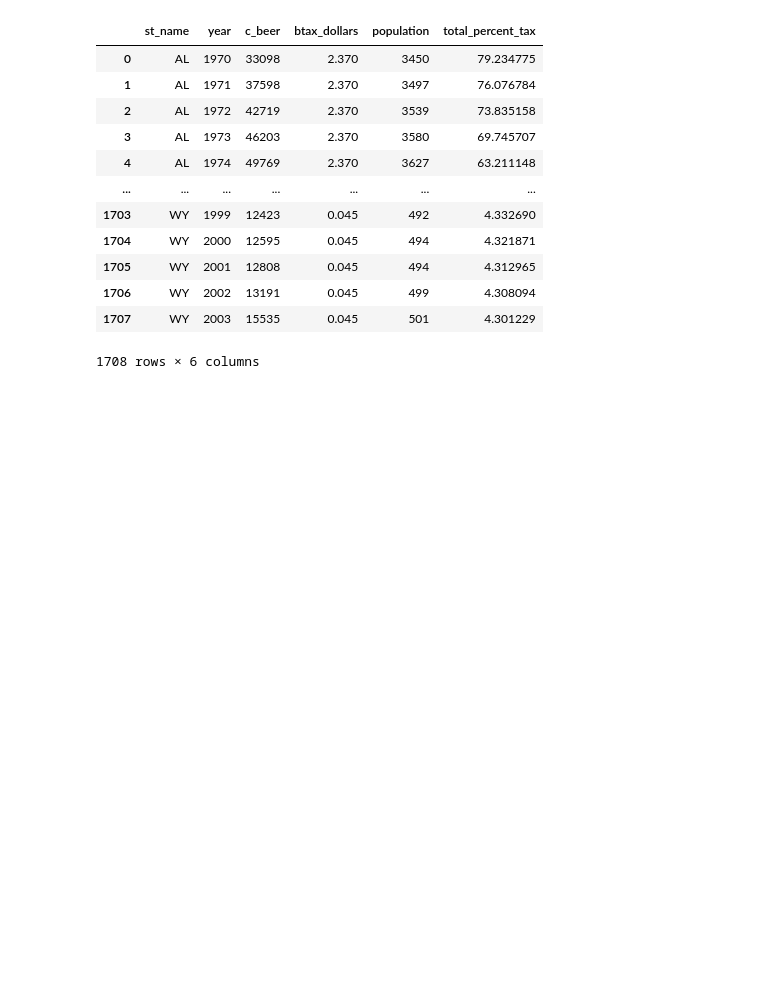
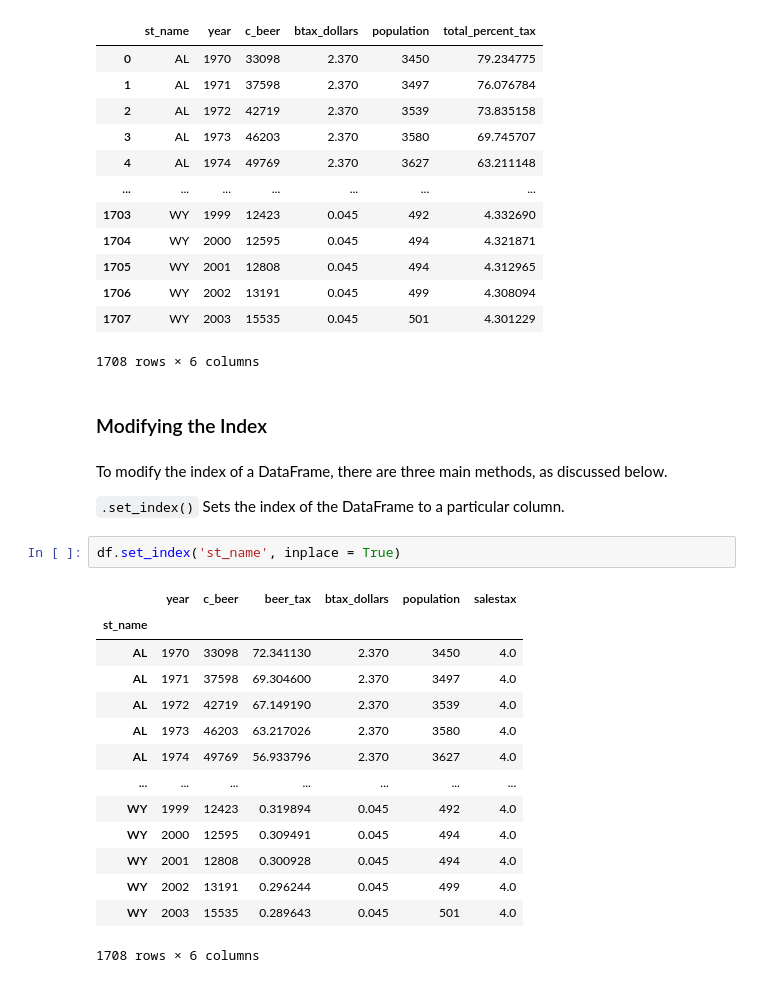
Before and after one commit to rohanjha123/data-h195, a Jupyter notebook: textbook/_build/html/_sources/content/03-pandas/select_modify.ipynb, the cells around one changed output. Drawn from its saved outputs; the diff is of its cells as text; blank space fills up the shorter version.

```diff
--- a/textbook/_build/html/_sources/content/03-pandas/select_modify.ipynb
+++ b/textbook/_build/html/_sources/content/03-pandas/select_modify.ipynb
@@ -526,3 +563,26 @@ df
 | 1706 | WY | 2002 | 13191 | 0.045 | 499 | 4.308094 |
 | 1707 | WY | 2003 | 15535 | 0.045 | 501 | 4.301229 |
 1708 rows × 6 columns
+# %% [markdown]
+### Modifying the Index
+# %% [markdown]
+To modify the index of a DataFrame, there are three main methods, as discussed below.
+
+`.set_index()` Sets the index of the DataFrame to a particular column.
+# %%
+df.set_index('st_name', inplace = True)
+# %% [output]
+|  | year | c_beer | beer_tax | btax_dollars | population | salestax |
+| st_name |  |  |  |  |  |  |
+| AL | 1970 | 33098 | 72.341130 | 2.370 | 3450 | 4.0 |
+| AL | 1971 | 37598 | 69.304600 | 2.370 | 3497 | 4.0 |
+| AL | 1972 | 42719 | 67.149190 | 2.370 | 3539 | 4.0 |
+| AL | 1973 | 46203 | 63.217026 | 2.370 | 3580 | 4.0 |
+| AL | 1974 | 49769 | 56.933796 | 2.370 | 3627 | 4.0 |
+| ... | ... | ... | ... | ... | ... | ... |
+| WY | 1999 | 12423 | 0.319894 | 0.045 | 492 | 4.0 |
+| WY | 2000 | 12595 | 0.309491 | 0.045 | 494 | 4.0 |
+| WY | 2001 | 12808 | 0.300928 | 0.045 | 494 | 4.0 |
+| WY | 2002 | 13191 | 0.296244 | 0.045 | 499 | 4.0 |
+| WY | 2003 | 15535 | 0.289643 | 0.045 | 501 | 4.0 |
+1708 rows × 6 columns
```
Also changed, not shown: parts of 13 cells of this notebook, 49 other files.
